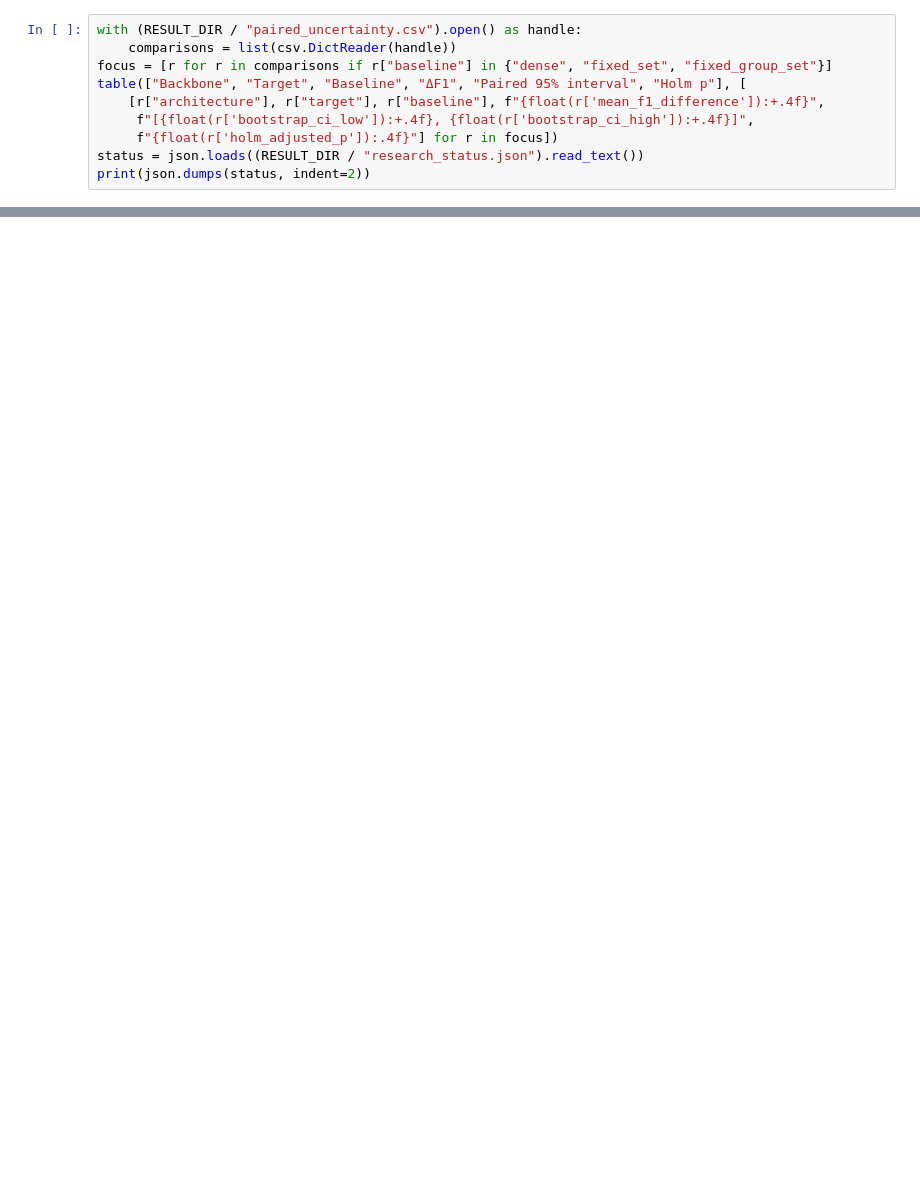
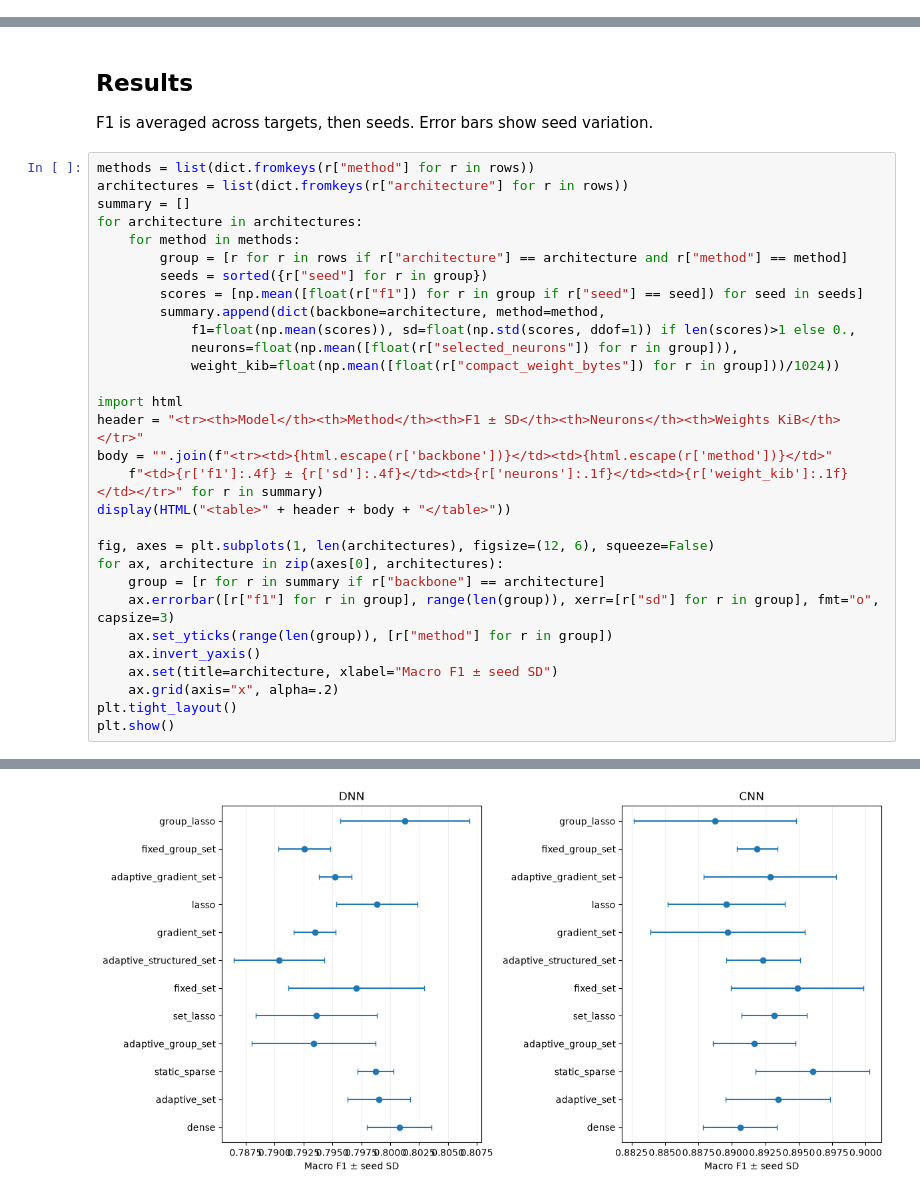
Before and after one commit to jinsongwang/EvoNets, a Jupyter notebook: SET_with_UKDALE_research.ipynb, the cells around one changed output, grey strips where cells are left out. Drawn from its saved outputs; the diff is of its cells as text; blank space fills up the shorter version.

Commit message:
Simplify to one notebook, one implementation, data, tests and results

```diff
--- a/SET_with_UKDALE_research.ipynb
+++ b/SET_with_UKDALE_research.ipynb
@@ -115,10 +0,0 @@ Compare matched seeds and test groups. Three seeds give limited evidence. Source
-# %%
-with (RESULT_DIR / "paired_uncertainty.csv").open() as handle:
-    comparisons = list(csv.DictReader(handle))
-focus = [r for r in comparisons if r["baseline"] in {"dense", "fixed_set", "fixed_group_set"}]
-table(["Backbone", "Target", "Baseline", "ΔF1", "Paired 95% interval", "Holm p"], [
-    [r["architecture"], r["target"], r["baseline"], f"{float(r['mean_f1_difference']):+.4f}",
-     f"[{float(r['bootstrap_ci_low']):+.4f}, {float(r['bootstrap_ci_high']):+.4f}]",
-     f"{float(r['holm_adjusted_p']):.4f}"] for r in focus])
-status = json.loads((RESULT_DIR / "research_status.json").read_text())
-print(json.dumps(status, indent=2))
@@ -158,0 +30,35 @@ print(json.dumps(status, indent=2))
+# %% [markdown]
+## Results
+
+F1 is averaged across targets, then seeds. Error bars show seed variation.
+# %%
+methods = list(dict.fromkeys(r["method"] for r in rows))
+architectures = list(dict.fromkeys(r["architecture"] for r in rows))
+summary = []
+for architecture in architectures:
+    for method in methods:
+        group = [r for r in rows if r["architecture"] == architecture and r["method"] == method]
+        seeds = sorted({r["seed"] for r in group})
+        scores = [np.mean([float(r["f1"]) for r in group if r["seed"] == seed]) for seed in seeds]
+        summary.append(dict(backbone=architecture, method=method,
+            f1=float(np.mean(scores)), sd=float(np.std(scores, ddof=1)) if len(scores)>1 else 0.,
+            neurons=float(np.mean([float(r["selected_neurons"]) for r in group])),
+            weight_kib=float(np.mean([float(r["compact_weight_bytes"]) for r in group]))/1024))
+
+import html
+header = "<tr><th>Model</th><th>Method</th><th>F1 ± SD</th><th>Neurons</th><th>Weights KiB</th></tr>"
+body = "".join(f"<tr><td>{html.escape(r['backbone'])}</td><td>{html.escape(r['method'])}</td>"
+    f"<td>{r['f1']:.4f} ± {r['sd']:.4f}</td><td>{r['neurons']:.1f}</td><td>{r['weight_kib']:.1f}</td></tr>" for r in summary)
+display(HTML("<table>" + header + body + "</table>"))
+
+fig, axes = plt.subplots(1, len(architectures), figsize=(12, 6), squeeze=False)
+for ax, architecture in zip(axes[0], architectures):
+    group = [r for r in summary if r["backbone"] == architecture]
+    ax.errorbar([r["f1"] for r in group], range(len(group)), xerr=[r["sd"] for r in group], fmt="o", capsize=3)
+    ax.set_yticks(range(len(group)), [r["method"] for r in group])
+    ax.invert_yaxis()
+    ax.set(title=architecture, xlabel="Macro F1 ± seed SD")
+    ax.grid(axis="x", alpha=.2)
+plt.tight_layout()
+plt.show()
+# %% [output]
@@ -158,0 +81 @@ print(json.dumps(status, indent=2))
+[figure, added]
```
Also changed, not shown: parts of 11 cells of this notebook, 34 other files.
